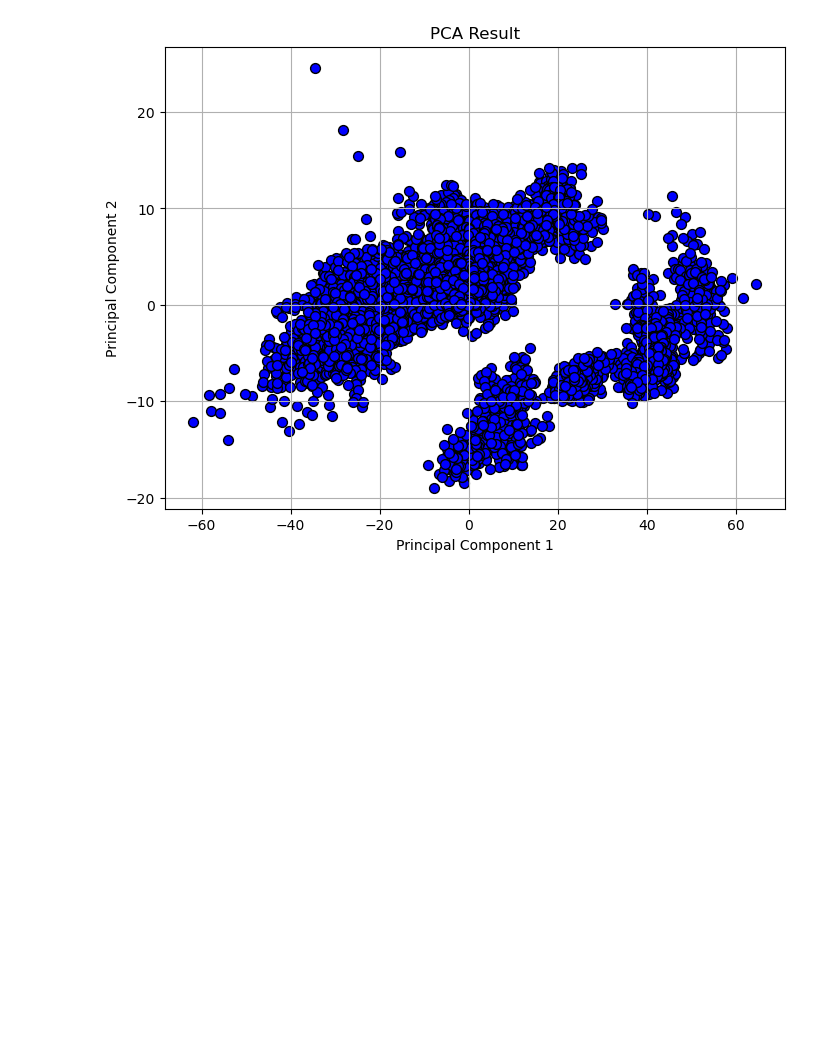
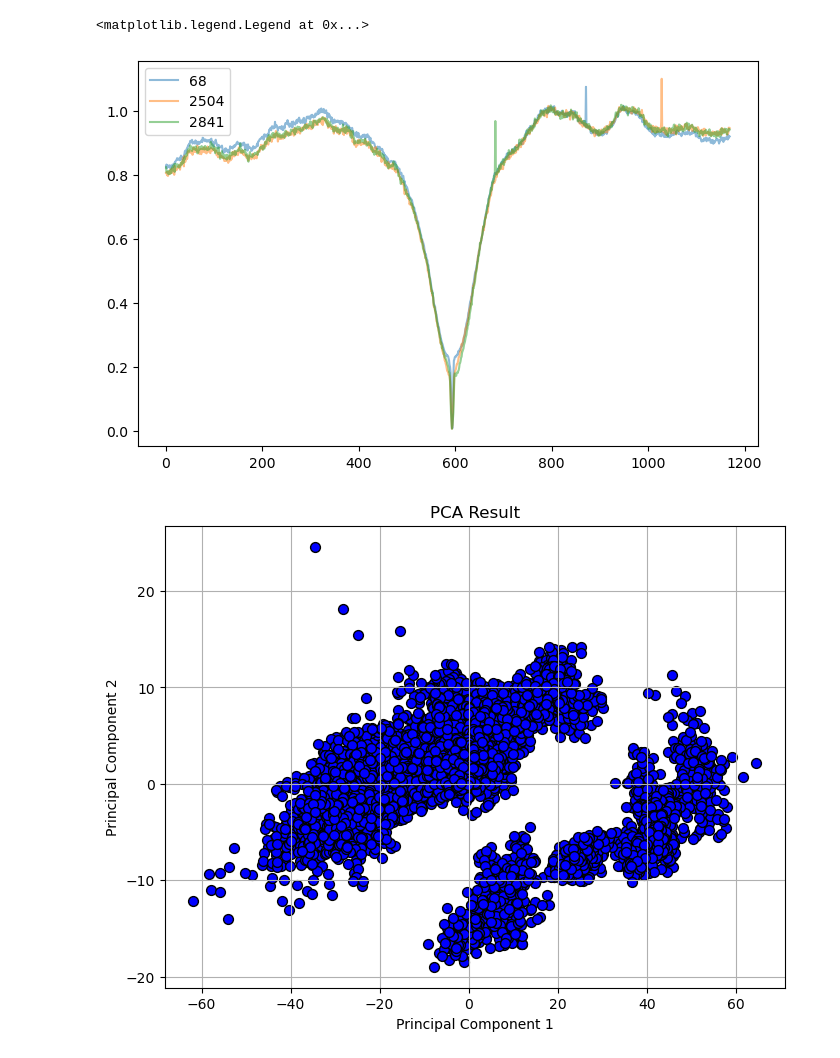
Before and after one commit to Ajb2307/exo-comets, a Jupyter notebook: ProjectExoComet/PCA_test.ipynb, the cells around one changed output. Drawn from its saved outputs; the diff is of its cells as text; code cells hidden in the pictures; blank space fills up the shorter version.

```diff
--- a/ProjectExoComet/PCA_test.ipynb
+++ b/ProjectExoComet/PCA_test.ipynb
@@ -33 +22,17 @@ pca_df = pd.DataFrame(data=principal_components, columns=["PC"+str(i) for i in r
+# %%
+n_componets = 6
+pca, principal_components, scaler, scaled_data = pca_funct(df, n_componets)
+estimated_df = pca_estimate(pca, principal_components)
+index_list = vaiations(scaled_data, estimated_df, df, 20)
+
+
+df_reset = df.reset_index(drop=True)
+plt.figure(figsize=(8, 5))
+for index in index_list:
+        plt.plot(df_reset.loc[index], label = index, alpha=0.5)
+
+plt.legend()
+# %% [output]
+<matplotlib.legend.Legend at 0x...>
+[figure, added]
 # %%
```
Also changed, not shown: parts of 17 cells of this notebook, 2 other files.
